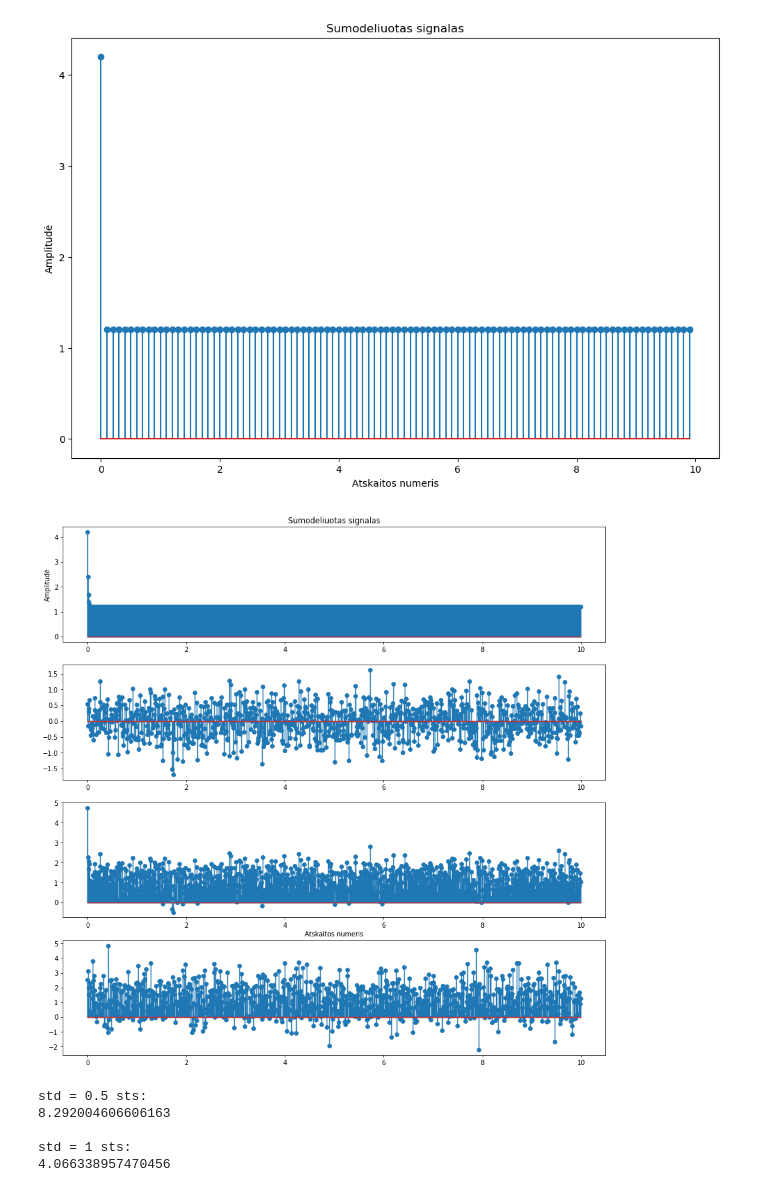
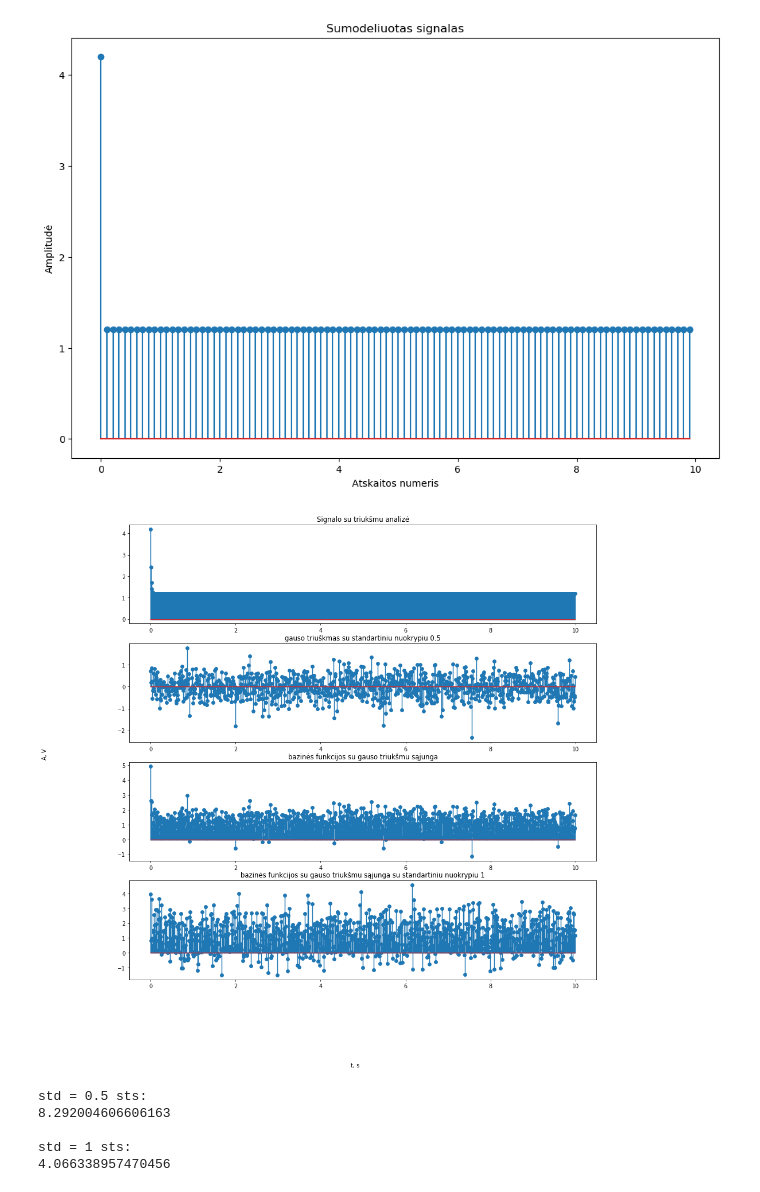
Before and after one commit to Felkin1/dsp_labs, a Jupyter notebook: lab_0.ipynb, the cells around one changed output. Cells and saved outputs as stored; diff of their text form; code cells hidden in the pictures.

```diff
--- a/lab_0.ipynb
+++ b/lab_0.ipynb
@@ -611,37 +611,44 @@ plt.show()
 # laikas = 10ms
 # i 1 ms sutelpta 1000 us, (1:1000 conversion)
 # 10us periodas = 1/100
 #
 n = 10
 timestep = 1/100
 t = np.arange(0,n,timestep) #10ms
 
 y = 3*np.exp(-90*t)*np.cos(4000*np.pi*t) + 2*np.cos(2000*np.pi*t) - 0.8*np.cos(1000*np.pi*t)
 
 avg = 0
 std = 0.5
 std2 = 1
 
 gausian_noise = avg + std*random.randn(int(n/timestep))
 gausian_noise2 = avg + std2*random.randn(int(n/timestep))
 
 mixed_signal = gausian_noise + y
 mixed_signal2 = gausian_noise2 + y
 
 fig, axs = plt.subplots(4,1,figsize=(15,15),dpi=70)
 
 axs[0].stem(t,y)
 axs[1].stem(t,gausian_noise)
 axs[2].stem(t,mixed_signal)
 axs[3].stem(t,mixed_signal2)
 
+axs[0].set_title("bazinė funkcija")
+axs[1].set_title("gauso triuškmas su standartiniu nuokrypiu 0.5")
+axs[2].set_title("bazinės funkcijos su gauso triukšmu sąjunga")
+axs[3].set_title("bazinės funkcijos su gauso triukšmu sąjunga su standartiniu nuokrypiu 1")
 
-axs[2].set_xlabel("Atskaitos numeris")
-axs[0].set_ylabel("Amplitudė")
-axs[0].set_title("Sumodeliuotas signalas")
+
+fig.text(0.5, -0.02, 't, s', ha='center')
+fig.text(-0.02, 0.5, 'A, V', va='center', rotation='vertical')
+
+
+axs[0].set_title("Signalo su triukšmu analizė")
 plt.show()
 # %% [output]
-[figure, old version]
+[figure, new version]
 # %%
 # signalo triuksmo santykio ivertinimas
 
```
